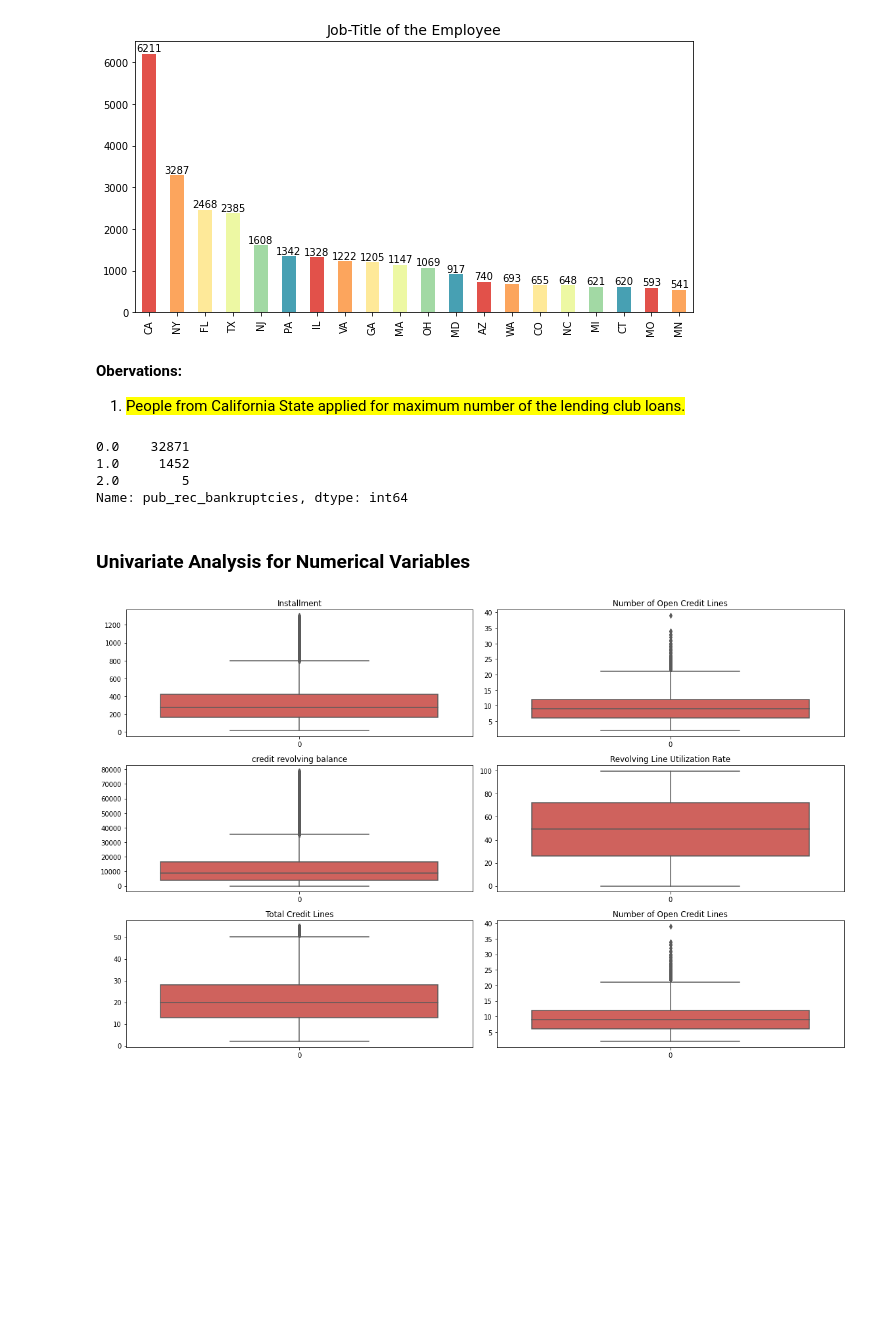
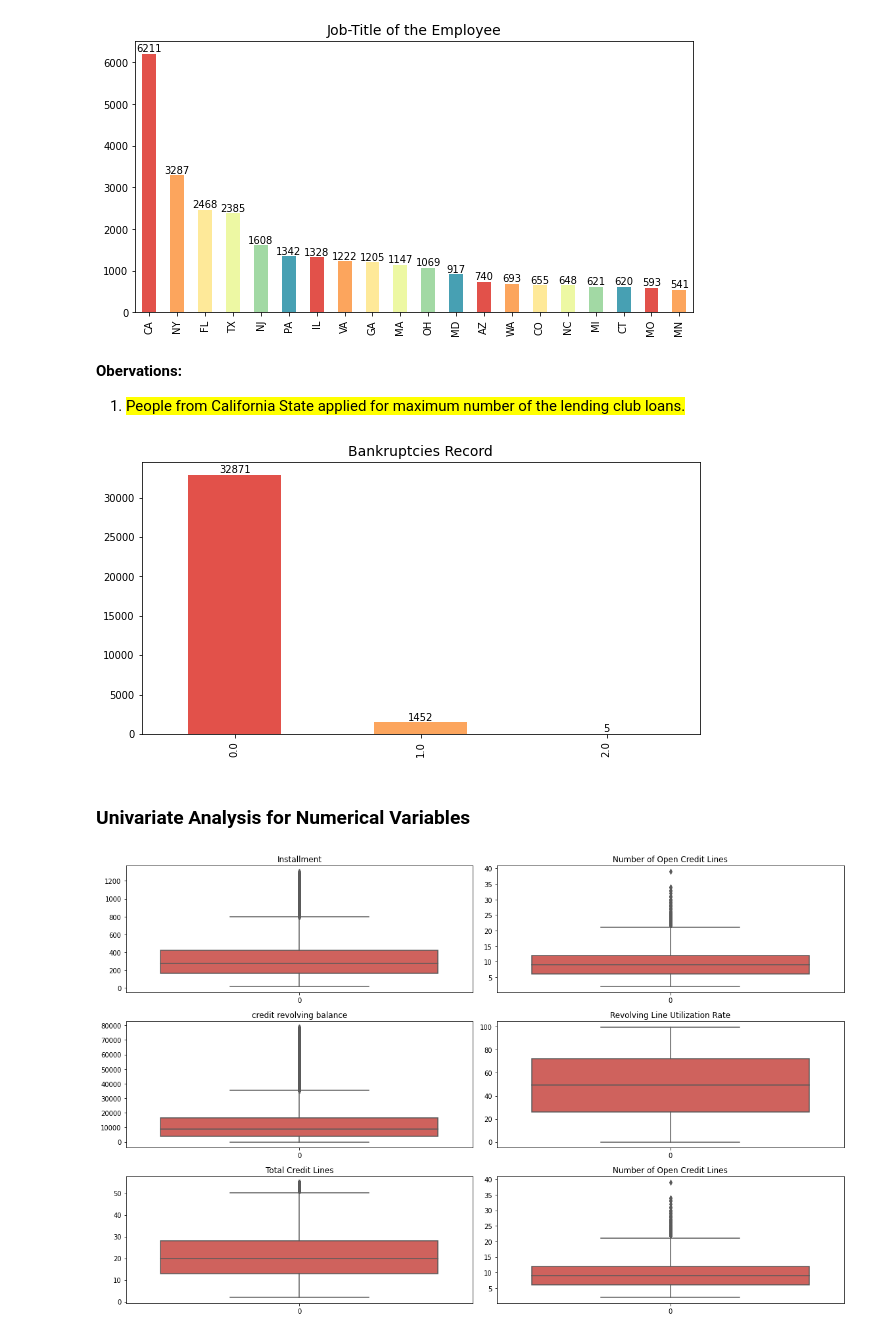
Before and after one commit to vikkicoder/EDA-on-Lending-Club-Loan-Dataset-Case-Study, a Jupyter notebook: Vishnu_Vardhan_Gudla.ipynb, the cells around one changed output. Drawn from its saved outputs; the diff is of its cells as text; code cells hidden in the pictures; blank space fills up the shorter version.

```diff
--- a/Vishnu_Vardhan_Gudla.ipynb
+++ b/Vishnu_Vardhan_Gudla.ipynb
@@ -1140,18 +1132,20 @@ plt.title(col_labels['emp_title'],fontsize=14)
 plt.show()
 # %% [output]
 [figure]
-# %% [markdown]
-**Obervations:**
-1. <mark> People from California State applied for maximum number of the lending club loans.
+# %% [markdown]
+**Obervations:**
+1. <mark> People from California State applied for maximum number of the lending club loans.
 # %%
-df['pub_rec_bankruptcies'].value_counts()
+plt.figure(figsize=(10,5))
+f1=df['pub_rec_bankruptcies'].value_counts().plot.bar(color=sns.color_palette("Spectral"))
+for val in f1.containers:
+    f1.bar_label(val)
+plt.title(col_labels['pub_rec_bankruptcies'],fontsize=14)
+plt.show()
 # %% [output]
-0.0    32871
-1.0     1452
-2.0        5
-Name: pub_rec_bankruptcies, dtype: int64
+[figure, added]
-# %% [markdown]
-### Univariate Analysis for Numerical Variables
+# %% [markdown]
+### Univariate Analysis for Numerical Variables
 # %%
 num_cols=['installment','open_acc','revol_bal','revol_util','total_acc','open_acc']
 # %%
```
Also changed, not shown: parts of 140 cells of this notebook.
